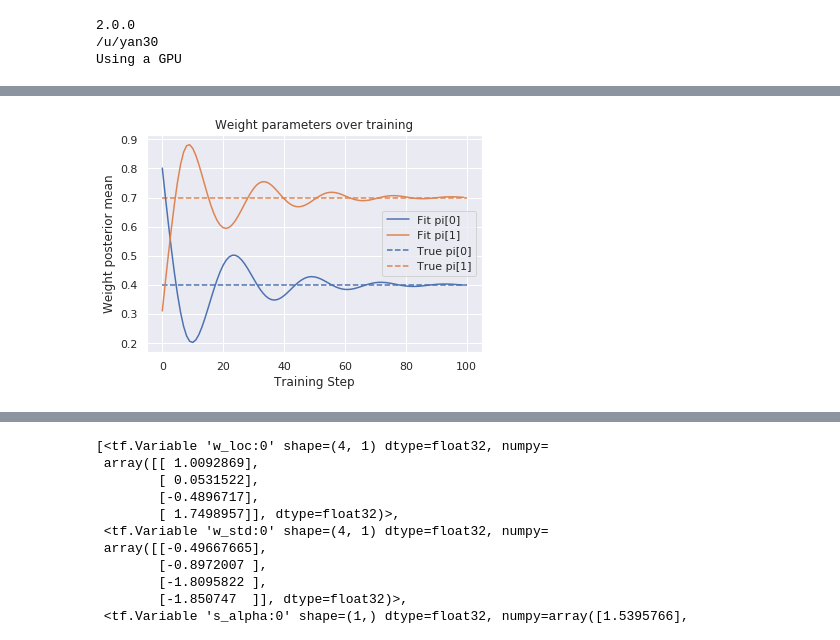
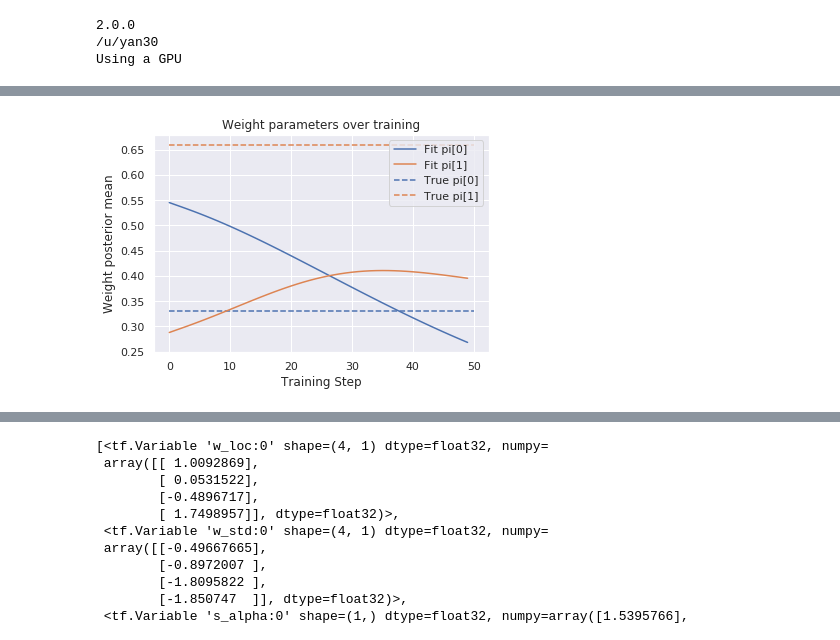
Before and after one commit to everyxs/BayesianOmics, a Jupyter notebook: DAG/VariationalTest-Copy1.ipynb, the cells around one changed output, grey strips where cells are left out. Cells and saved outputs as stored; diff of their text form; code cells hidden in the pictures.

Commit message:
variational updated

```diff
--- a/DAG/VariationalTest-Copy1.ipynb
+++ b/DAG/VariationalTest-Copy1.ipynb
@@ -194,10 +209,14 @@ tfd.Normal(loc=p+p0, scale=0.1)
 # %%
-model = VariationalEstep(k)
-L_RATE = 0.1
+#import tensorflow.keras.backend as kerasB
+k2 = 4
+phi = np.asarray([0.333,0.666,0.2,0.2]).astype("float32")
+#phi = np.repeat(np.asarray([0.1,0.4]),k2/k).astype("float32")
+model = VariationalEstep(k2,n,phi)
+L_RATE = 0.01
 optimizer = tf.keras.optimizers.Adam(lr=L_RATE)
 
 totalW = sum(sum(W))
-GrefBlkVars = np.random.normal(loc = totalW/len(W)/(len(W)-1)/3, scale = 0.1, size = (k,k)).astype("float32")
+GrefBlkVars = np.random.normal(loc = totalW/len(W)/(len(W)-1)/2, scale = 0.1, size = (k2,k2)).astype("float32")
 for i in range(k):
     for j in range(k):
         if (j==i): # only update diagonal entries for efficiency
@@ -207,11 +226,32 @@ for i in range(k):
 GrefBlkVars = tf.convert_to_tensor(np.maximum(GrefBlkVars, GrefBlkVars.T), dtype=tf.float32)
 
 @tf.function
-def E_step(Y):
+def E_step(y):
     with tf.GradientTape() as tape:
-        log_prob = tf.reduce_mean(model(GrefBlkVars,2.0,n,k).log_prob(Y))
-        kl_loss = model.losses/N
-        elbo_loss = kl_loss - log_prob
+        phi2 = tf.reduce_sum(model.z, 0)/n
+        kl_loss = model.KLlosses(phi2)/n
+        elbo_loss = kl_loss
     gradients = tape.gradient(elbo_loss, model.trainable_variables)
     optimizer.apply_gradients(zip(gradients, model.trainable_variables))
     return model.trainable_variables
+
+@tf.function
+def M_step(y):
+    with tf.GradientTape() as tape:
+        log_prob = tf.reduce_mean(model(GrefBlkVars,2.0,k2,n).log_prob(y))
+        phi2 = tf.reduce_sum(model.z, 0)/n
+        model.losses(phi2)/n
+        tf.print(phi2)
+        elbo_loss = - log_prob
+    gradients = tape.gradient(elbo_loss, model.trainable_variables)
+    optimizer.apply_gradients(zip(gradients, model.trainable_variables))
+    return model.trainable_variables
+# %%
+# Fit the model
+historyPi=[]
+historyZ=[]
+for (y_data) in data_train:
+    E_step(y_data)
+    posterior = M_step(y_data)
+    historyPi.append(posterior[0].numpy())
+    historyZ.append(posterior[1].numpy())
@@ -249,20 +319,20 @@ history
 # %%
 # Plot value of weights over training
 colors = plt.rcParams['axes.prop_cycle'].by_key()['color']
-records = np.stack(history, axis=1)
-pi = [0.4,0.7]
+records = np.stack(historyPi, axis=1)
+pi = [0.33,0.66]
 plt.figure()
 for iW in range(k):
   plt.plot(records[iW],
            label='Fit pi[{}]'.format(iW),
            color=colors[iW])
-  plt.hlines(pi[iW], 0, 100,
+  plt.hlines(pi[iW], 0, 50,
              label='True pi[{}]'.format(iW),
              color=colors[iW], linestyle='--')
 plt.xlabel('Training Step')
 plt.ylabel('Weight posterior mean')
 plt.title('Weight parameters over training')
 plt.legend()
 plt.show()
 # %% [output]
-[figure, old version]
+[figure, new version]
```
Also changed, not shown: parts of 20 cells of this notebook.
